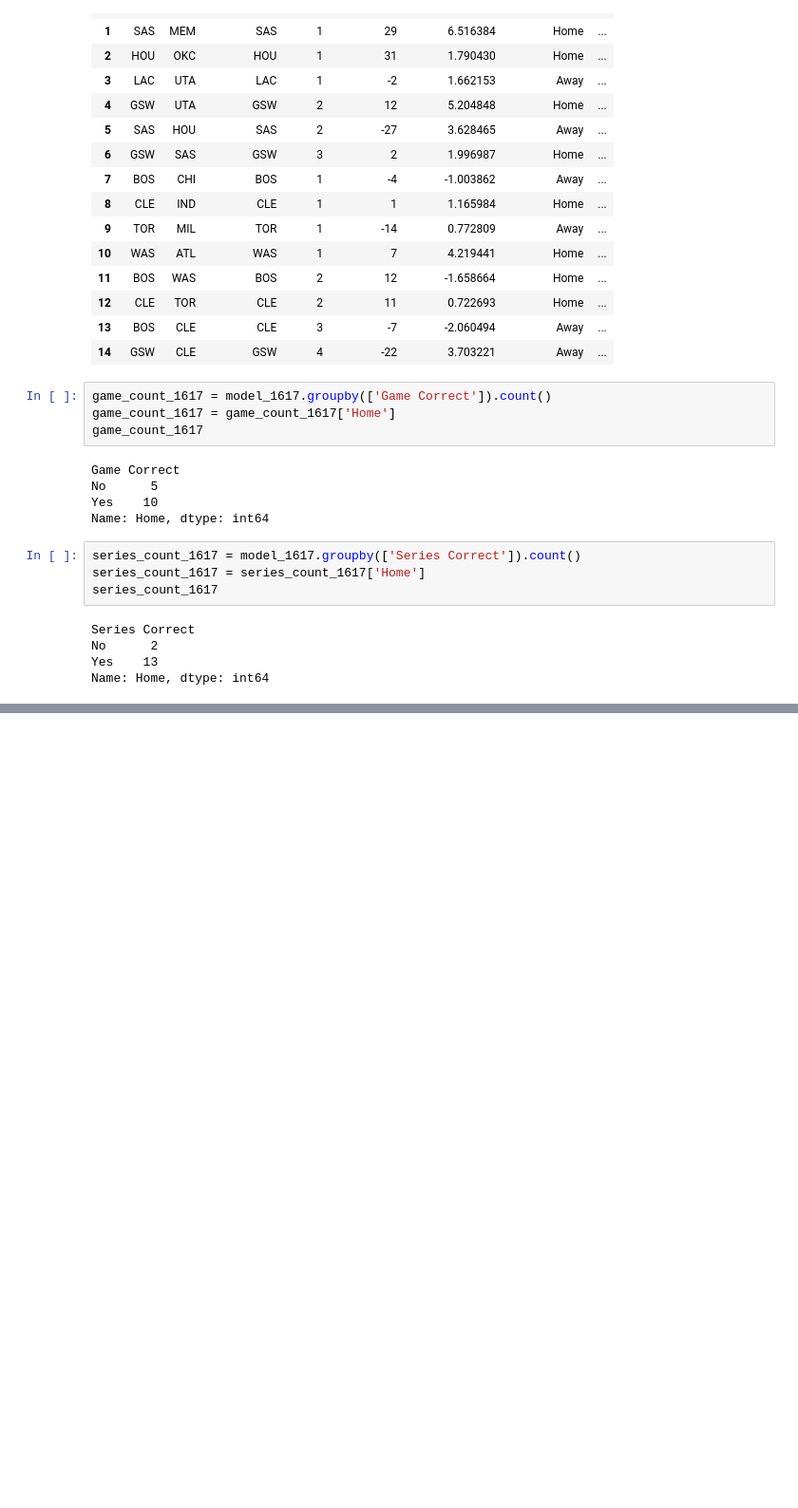
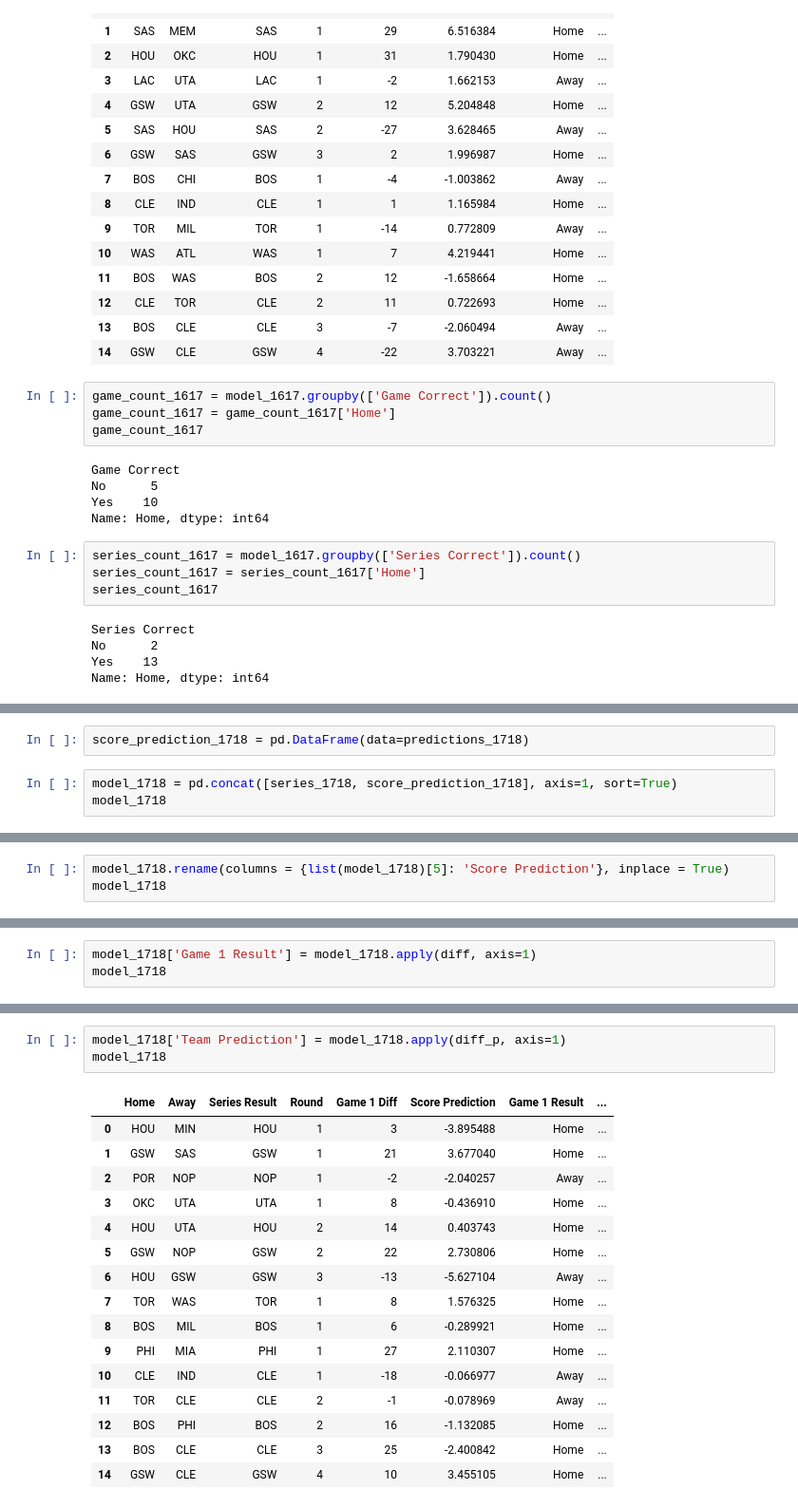
Before and after one commit to rwjenks/Final, a Jupyter notebook: Tim_Files/NBA_Test_Results.ipynb, the cells around one changed output, grey strips where cells are left out. Shown: that part at 95% size. Saved outputs shown, nothing was run; the diff lists cells and outputs as text; blank space fills up the shorter version.

```diff
--- a/Tim_Files/NBA_Test_Results.ipynb
+++ b/Tim_Files/NBA_Test_Results.ipynb
@@ -1040,0 +1128,5 @@ Name: Home, dtype: int64
+# %%
+score_prediction_1718 = pd.DataFrame(data=predictions_1718)
+# %%
+model_1718 = pd.concat([series_1718, score_prediction_1718], axis=1, sort=True)
+model_1718
@@ -1040,0 +1150,3 @@ Name: Home, dtype: int64
+# %%
+model_1718.rename(columns = {list(model_1718)[5]: 'Score Prediction'}, inplace = True)
+model_1718
@@ -1040,0 +1170,3 @@ Name: Home, dtype: int64
+# %%
+model_1718['Game 1 Result'] = model_1718.apply(diff, axis=1)
+model_1718
@@ -1040,0 +1190,20 @@ Name: Home, dtype: int64
+# %%
+model_1718['Team Prediction'] = model_1718.apply(diff_p, axis=1)
+model_1718
+# %% [output]
+|  | Home | Away | Series Result | Round | Game 1 Diff | Score Prediction | Game 1 Result | ... |
+| 0 | HOU | MIN | HOU | 1 | 3 | -3.895488 | Home | ... |
+| 1 | GSW | SAS | GSW | 1 | 21 | 3.677040 | Home | ... |
+| 2 | POR | NOP | NOP | 1 | -2 | -2.040257 | Away | ... |
+| 3 | OKC | UTA | UTA | 1 | 8 | -0.436910 | Home | ... |
+| 4 | HOU | UTA | HOU | 2 | 14 | 0.403743 | Home | ... |
+| 5 | GSW | NOP | GSW | 2 | 22 | 2.730806 | Home | ... |
+| 6 | HOU | GSW | GSW | 3 | -13 | -5.627104 | Away | ... |
+| 7 | TOR | WAS | TOR | 1 | 8 | 1.576325 | Home | ... |
+| 8 | BOS | MIL | BOS | 1 | 6 | -0.289921 | Home | ... |
+| 9 | PHI | MIA | PHI | 1 | 27 | 2.110307 | Home | ... |
+| 10 | CLE | IND | CLE | 1 | -18 | -0.066977 | Away | ... |
+| 11 | TOR | CLE | CLE | 2 | -1 | -0.078969 | Away | ... |
+| 12 | BOS | PHI | BOS | 2 | 16 | -1.132085 | Home | ... |
+| 13 | BOS | CLE | CLE | 3 | 25 | -2.400842 | Home | ... |
+| 14 | GSW | CLE | GSW | 4 | 10 | 3.455105 | Home | ... |
```
Also changed, not shown: parts of 14 cells of this notebook.
